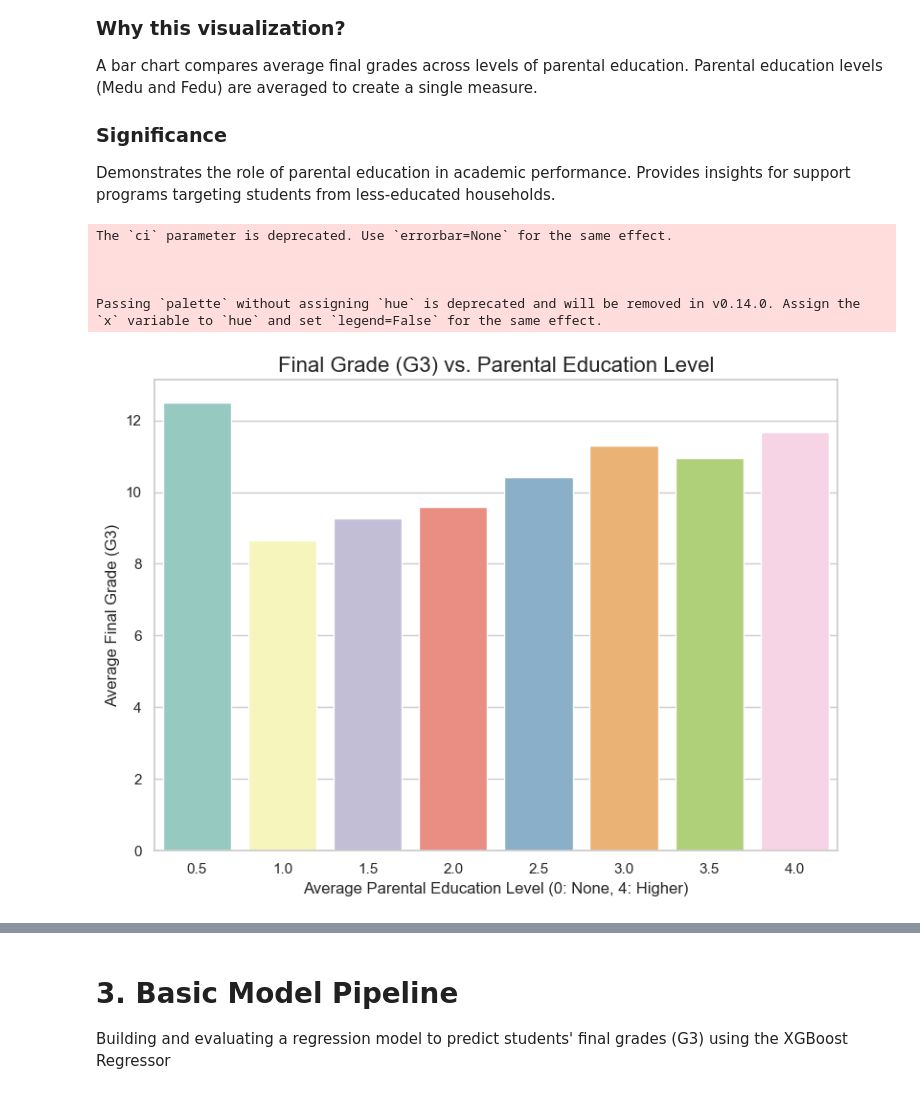
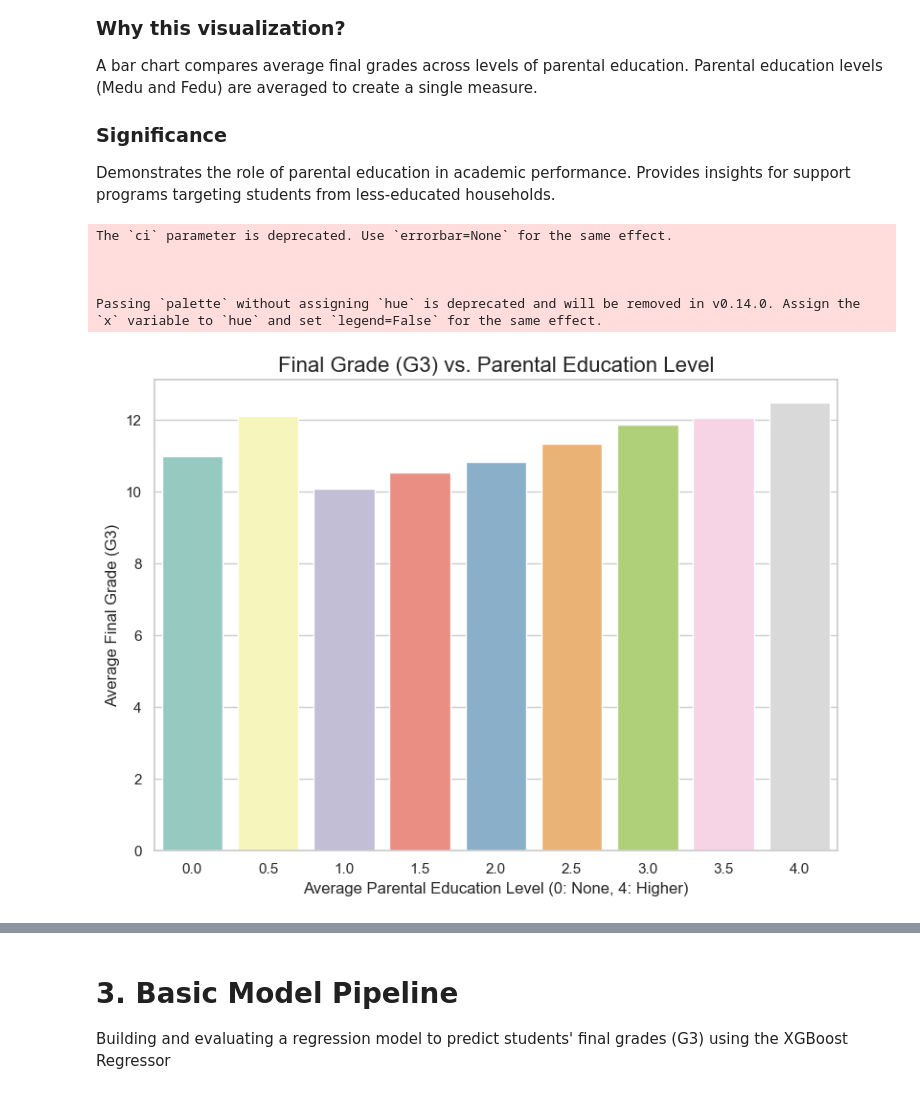
Before and after one commit to yuvalSaadati/Student-Performance, a Jupyter notebook: visualization.ipynb, the cells around one changed output, grey strips where cells are left out. Saved outputs shown, nothing was run; the diff lists cells and outputs as text; code cells hidden in the pictures.

```diff
--- a/visualization.ipynb
+++ b/visualization.ipynb
@@ -24,3 +24,10 @@ Number of rows in mat file: 395
 Number of attributes (columns) in mat file: 33
 Number of rows in por file: 649
 Number of attributes (columns) in por file: 33
+# %%
+# Reset the index of each DataFrame before concatenation
+student_mat.reset_index(drop=True, inplace=True)
+student_por.reset_index(drop=True, inplace=True)
+
+# Concatenate the DataFrames
+df = pd.concat([student_mat, student_por], ignore_index=True)
@@ -29,21 +68,15 @@ import pandas as pd
 import matplotlib.pyplot as plt
 from sklearn.preprocessing import LabelEncoder
 
-# File paths for data (adjust paths if needed)
-mat_file_path = "./data/student-mat.csv"
-por_file_path = "./data/student-por.csv"
-
-# Reading the CSV files
-student_mat = pd.read_csv(mat_file_path, sep=';')
-student_por = pd.read_csv(por_file_path, sep=';')
 student_mat_mapping = student_mat
 student_por_mapping = student_por
 
-categorical_columns = student_mat.select_dtypes(include='object').columns
+categorical_columns = df.select_dtypes(include='object').columns
 for col in categorical_columns:
     le = LabelEncoder()
     student_mat_mapping[col] = le.fit_transform(student_mat[col])
     student_por_mapping[col] =  le.fit_transform(student_por_mapping[col])
+    df[col] = le.fit_transform(df[col])
     mapping = dict(zip(le.classes_, range(len(le.classes_))))
     print(f"Mapping: {col}", mapping)
 
@@ -173,20 +191,20 @@ Provides insights for support programs targeting students from less-educated hou
 # %%
 
 # 4. Final Grade (G3) vs. Parental Education Level
 plt.figure(figsize=(8, 6))
-parent_edu = student_mat[['Medu', 'Fedu', 'G3']].assign(
-    ParentalEducation=(student_mat['Medu'] + student_mat['Fedu']) / 2
+parent_edu = df[['Medu', 'Fedu', 'G3']].assign(
+    ParentalEducation=(df['Medu'] + df['Fedu']) / 2
 )
 sns.barplot(x='ParentalEducation', y='G3', data=parent_edu, ci=None, palette='Set3')
 plt.title('Final Grade (G3) vs. Parental Education Level', fontsize=16)
 plt.xlabel('Average Parental Education Level (0: None, 4: Higher)', fontsize=12)
 plt.ylabel('Average Final Grade (G3)', fontsize=12)
 plt.tight_layout()
 plt.show()
 # %% [output]
 The `ci` parameter is deprecated. Use `errorbar=None` for the same effect.
 
 
 
 Passing `palette` without assigning `hue` is deprecated and will be removed in v0.14.0. Assign the `x` variable to `hue` and set `legend=False` for the same effect.
-[figure, old version]
+[figure, new version]
```
Also changed, not shown: parts of 50 cells of this notebook.
